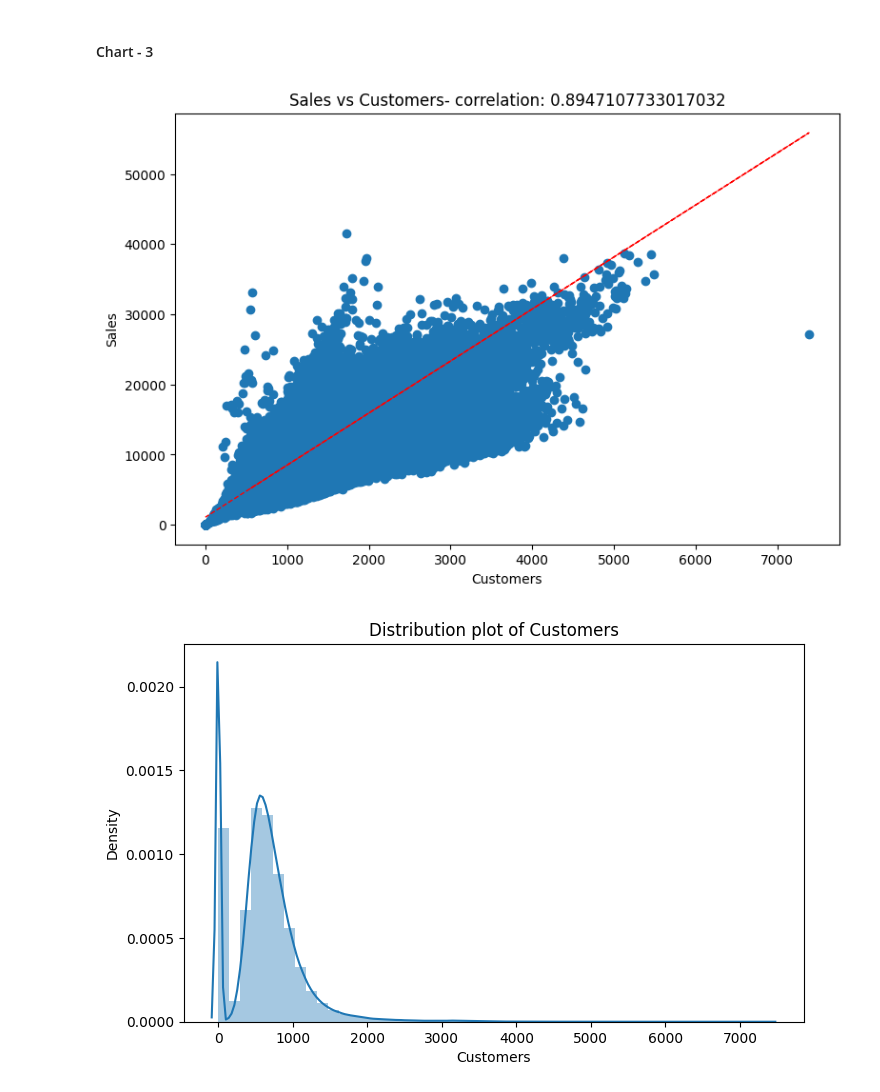
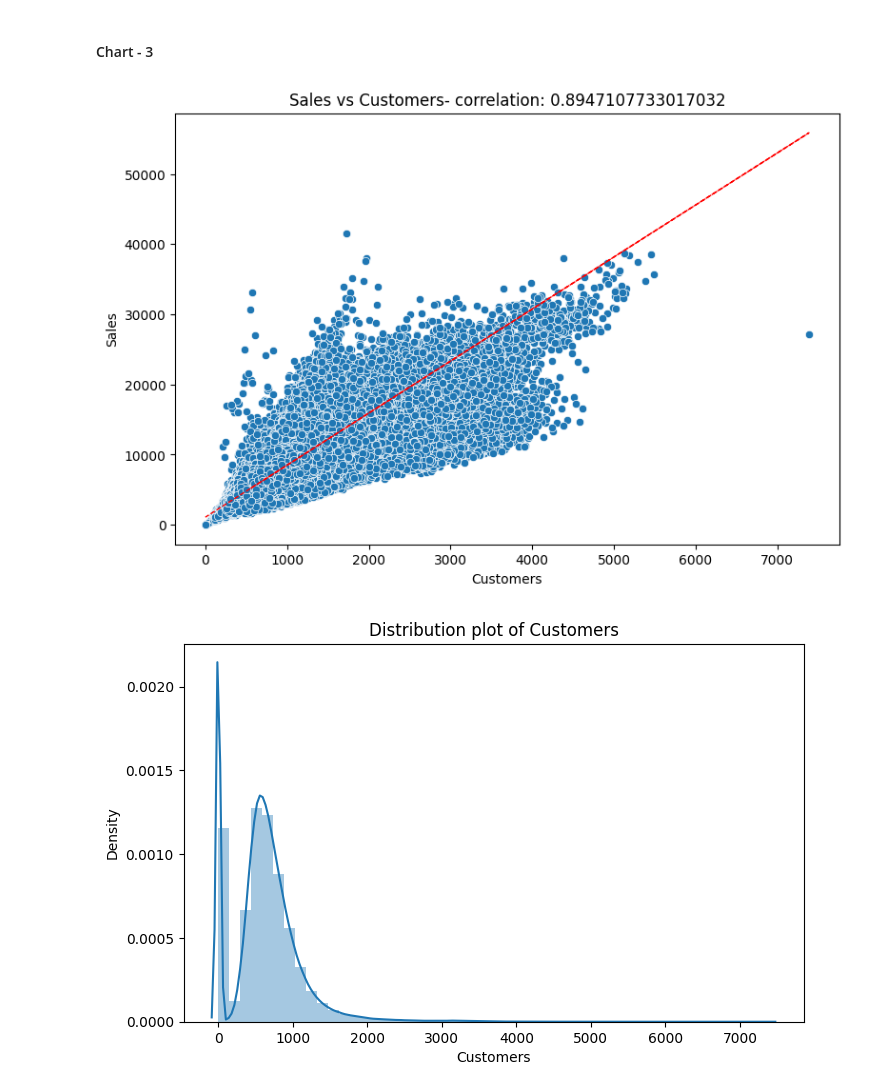
Before and after one commit to pyhtonman0101/Rossmann-Sales-Prediction-, a Jupyter notebook: Rossmann_Sales_Prediction_Capstone_Project.ipynb, the cells around one changed output. Drawn from its saved outputs; the diff is of its cells as text; code cells hidden in the pictures.

Commit message:
Add more charts and heatmap chart

```diff
--- a/Rossmann_Sales_Prediction_Capstone_Project.ipynb
+++ b/Rossmann_Sales_Prediction_Capstone_Project.ipynb
@@ -524,22 +524,22 @@ By the scatterplot of sales and CompititionDistance we can see that there is no
 # %%
 # Visual representation of Customers w.r.t target variable Sales
 col = 'Customers'
 fig = plt.figure(figsize=(9, 6))
 ax = fig.gca()
 feature = df['Customers']
 label = df['Sales']
 correlation = feature.corr(label)
-plt.scatter(x=feature, y=label)
+sns.scatterplot(x=feature, y=label)
 plt.xlabel(col)
 plt.ylabel('Sales')
 ax.set_title('Sales vs ' + col + '- correlation: ' + str(correlation))
 z = np.polyfit(df[col], df['Sales'], 1)   #this create coefficient and residual (b) of equetion
 y_hat1 = np.poly1d(z)   #this create polynomial equetion with the help of coeff
 y_hat = y_hat1(df[col]) # this create respected value of y when we put x in eque
 
 plt.plot(df[col], y_hat, "r--", lw=1)
 
 plt.show()
 # %% [output]
-[figure, old version]
+[figure, new version]
 # %%
```
Also changed, not shown: parts of 66 cells of this notebook.
